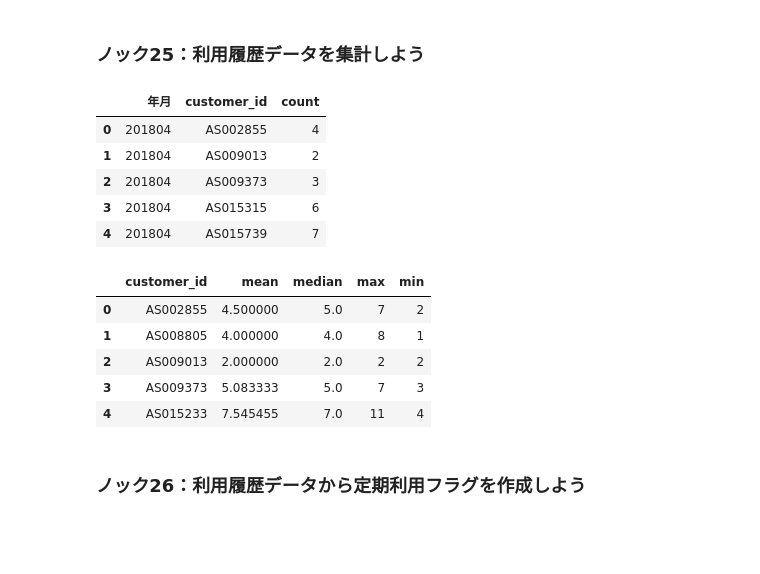
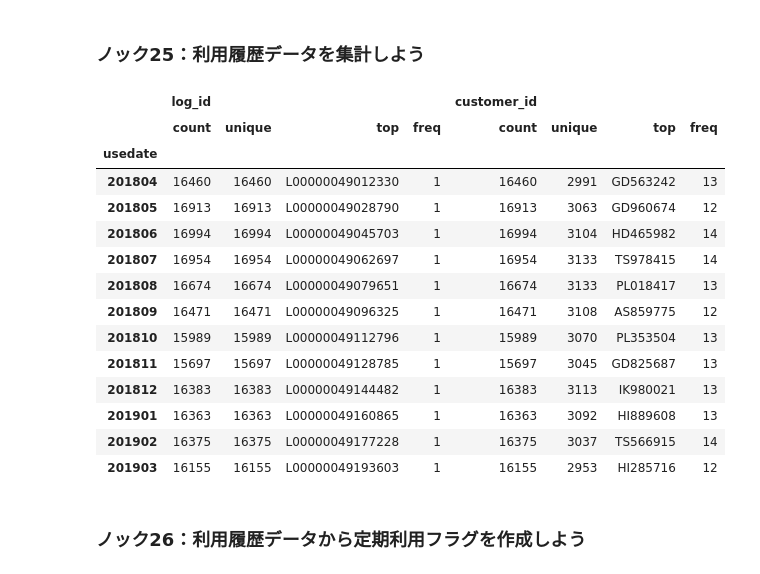
Before and after one commit to batamorphism/Coding, a Jupyter notebook: Python/Python実践データ分析100本ノック/3章/3章_顧客の全体像を把握する１０本ノック.ipynb, the cells around one changed output. Cells and saved outputs as stored; diff of their text form; code cells hidden in the pictures; blank space fills up the shorter version.

```diff
--- a/Python/Python実践データ分析100本ノック/3章/3章_顧客の全体像を把握する１０本ノック.ipynb
+++ b/Python/Python実践データ分析100本ノック/3章/3章_顧客の全体像を把握する１０本ノック.ipynb
@@ -166,30 +151,27 @@ customer_newer.groupby(["class_name"]).count()[["customer_id"]]
 # %% [markdown]
 ### ノック25：利用履歴データを集計しよう
 # %%
-uselog["usedate"] = pd.to_datetime(uselog["usedate"])
-uselog["年月"] = uselog["usedate"].dt.strftime("%Y%m")
-uselog_months = uselog.groupby(["年月","customer_id"],as_index=False).count()
-uselog_months.rename(columns={"log_id":"count"}, inplace=True)
-del uselog_months["usedate"]
-uselog_months.head()
+uselog.head()
+uselog['usedate'] = pd.to_datetime(uselog['usedate'])
+uselog['usedate'] = uselog['usedate'].dt.strftime('%Y%m')
-# %% [output]
-|  | 年月 | customer_id | count |
-| 0 | 201804 | AS002855 | 4 |
-| 1 | 201804 | AS009013 | 2 |
-| 2 | 201804 | AS009373 | 3 |
-| 3 | 201804 | AS015315 | 6 |
-| 4 | 201804 | AS015739 | 7 |
-# %%
-uselog_customer = uselog_months.groupby("customer_id").agg(["mean", "median", "max", "min" ])["count"]
-uselog_customer = uselog_customer.reset_index(drop=False)
-uselog_customer.head()
-# %% [output]
-|  | customer_id | mean | median | max | min |
-| 0 | AS002855 | 4.500000 | 5.0 | 7 | 2 |
-| 1 | AS008805 | 4.000000 | 4.0 | 8 | 1 |
-| 2 | AS009013 | 2.000000 | 2.0 | 2 | 2 |
-| 3 | AS009373 | 5.083333 | 5.0 | 7 | 3 |
-| 4 | AS015233 | 7.545455 | 7.0 | 11 | 4 |
+# %%
+uselog.groupby('usedate').describe()
+# %% [output]
+|  | log_id |  |  |  | customer_id |  |  |  |
+|  | count | unique | top | freq | count | unique | top | freq |
+| usedate |  |  |  |  |  |  |  |  |
+| 201804 | 16460 | 16460 | L00000049012330 | 1 | 16460 | 2991 | GD563242 | 13 |
+| 201805 | 16913 | 16913 | L00000049028790 | 1 | 16913 | 3063 | GD960674 | 12 |
+| 201806 | 16994 | 16994 | L00000049045703 | 1 | 16994 | 3104 | HD465982 | 14 |
+| 201807 | 16954 | 16954 | L00000049062697 | 1 | 16954 | 3133 | TS978415 | 14 |
+| 201808 | 16674 | 16674 | L00000049079651 | 1 | 16674 | 3133 | PL018417 | 13 |
+| 201809 | 16471 | 16471 | L00000049096325 | 1 | 16471 | 3108 | AS859775 | 12 |
+| 201810 | 15989 | 15989 | L00000049112796 | 1 | 15989 | 3070 | PL353504 | 13 |
+| 201811 | 15697 | 15697 | L00000049128785 | 1 | 15697 | 3045 | GD825687 | 13 |
+| 201812 | 16383 | 16383 | L00000049144482 | 1 | 16383 | 3113 | IK980021 | 13 |
+| 201901 | 16363 | 16363 | L00000049160865 | 1 | 16363 | 3092 | HI889608 | 13 |
+| 201902 | 16375 | 16375 | L00000049177228 | 1 | 16375 | 3037 | TS566915 | 14 |
+| 201903 | 16155 | 16155 | L00000049193603 | 1 | 16155 | 2953 | HI285716 | 12 |
 # %% [markdown]
 ### ノック26：利用履歴データから定期利用フラグを作成しよう
 # %%
```
Also changed, not shown: parts of 4 cells of this notebook, 35 other files.
